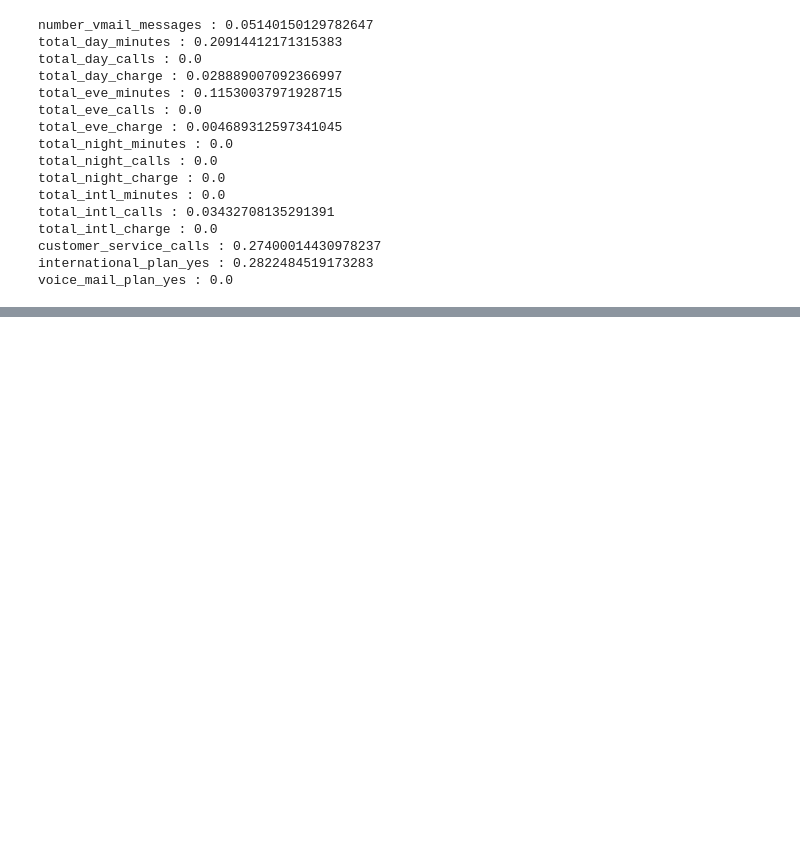
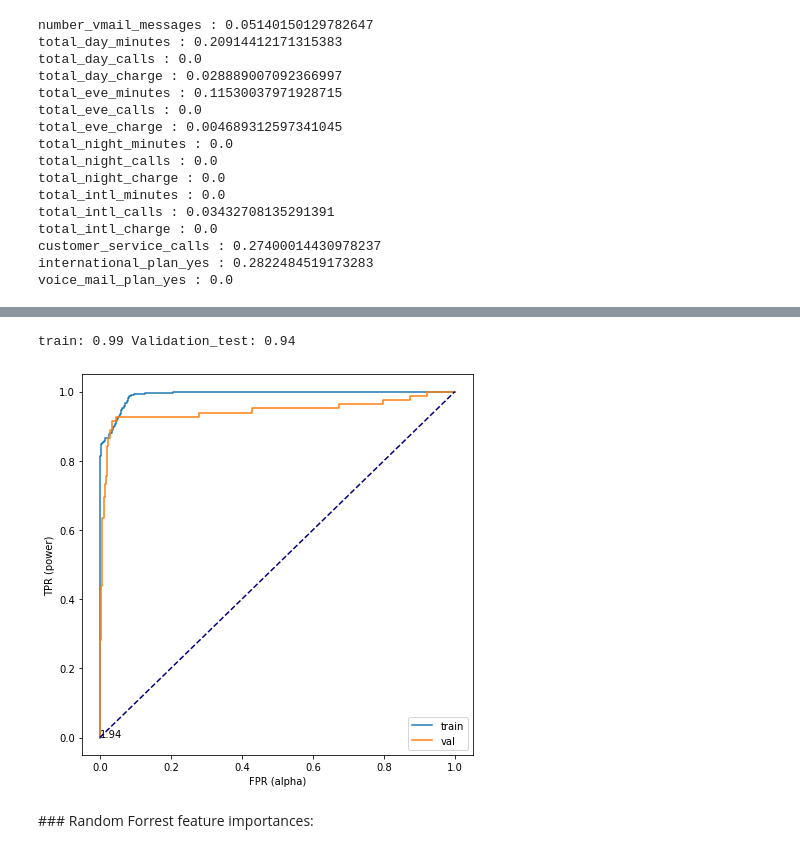
Before and after one commit to PaulWill92/Predicting_Churn, a Jupyter notebook: notebooks/Baseline_model.ipynb, the cells around one changed output, grey strips where cells are left out. Saved outputs shown, nothing was run; the diff lists cells and outputs as text; code cells hidden in the pictures; blank space fills up the shorter version.

```diff
--- a/notebooks/Baseline_model.ipynb
+++ b/notebooks/Baseline_model.ipynb
@@ -419,0 +415,14 @@ VotingClassifier(estimators=[('lr',
+# %%
+%%time
+grid_params = {
+    "n_neighbors": [3, 5, 11, 19],
+    "weights": ["uniform", "distance"],
+    "metric": ["euclidean", "manhattan"],
+}
+
+opt_model = GridSearchCV(knn_clf, grid_params, cv=skf, scoring='roc_auc', return_train_score=True)
+opt_model.fit(X_train,y_train)
+knn_best_model = opt_model.best_estimator_
+
+scores(knn_best_model,X_train,X_val,y_train,y_val)
+print(opt_model.best_params_)
@@ -419,0 +436,4 @@ VotingClassifier(estimators=[('lr',
+# %%
+from sklearn.ensemble import RandomForestClassifier
+rndf_clf = RandomForestClassifier(n_estimators=100, random_state=140)
+rndf_clf.fit(X_train, y_train)
@@ -419,0 +451,11 @@ VotingClassifier(estimators=[('lr',
+# %%
+%%time
+param_grid = {'max_depth':range(10,21),'min_samples_leaf':[5,6,7,8]}
+
+opt_model = GridSearchCV(rndf_clf,param_grid,cv=skf,scoring='roc_auc',return_train_score=True,verbose=10)
+opt_model.fit(X_train,y_train)
+rndf_best_model = opt_model.best_estimator_
+
+scores(rndf_best_model,X_train,X_val,y_train,y_val)
+print(opt_model.best_params_)
+opt_plots(opt_model)
@@ -419,0 +482,8 @@ VotingClassifier(estimators=[('lr',
+# %%
+scores(rndf_best_model, X_train, X_val, y_train, y_val)
+roc_plot(rndf_best_model, X_train, y_train, X_val, y_val)
+# %% [output]
+train: 0.99 Validation_test: 0.94
+[figure, added]
+# %% [markdown]
+### Random Forrest feature importances:
```
Also changed, not shown: parts of 39 cells of this notebook.
